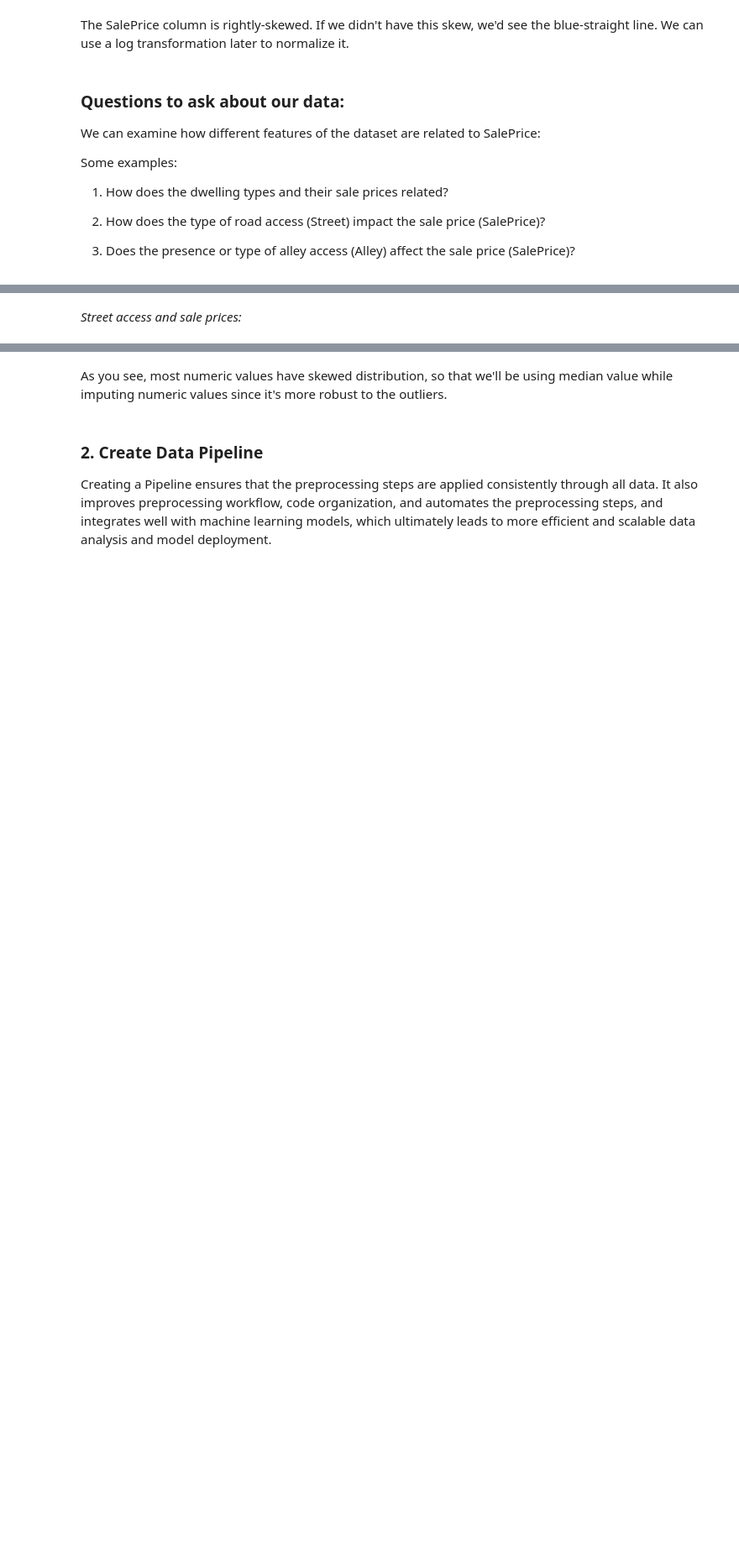
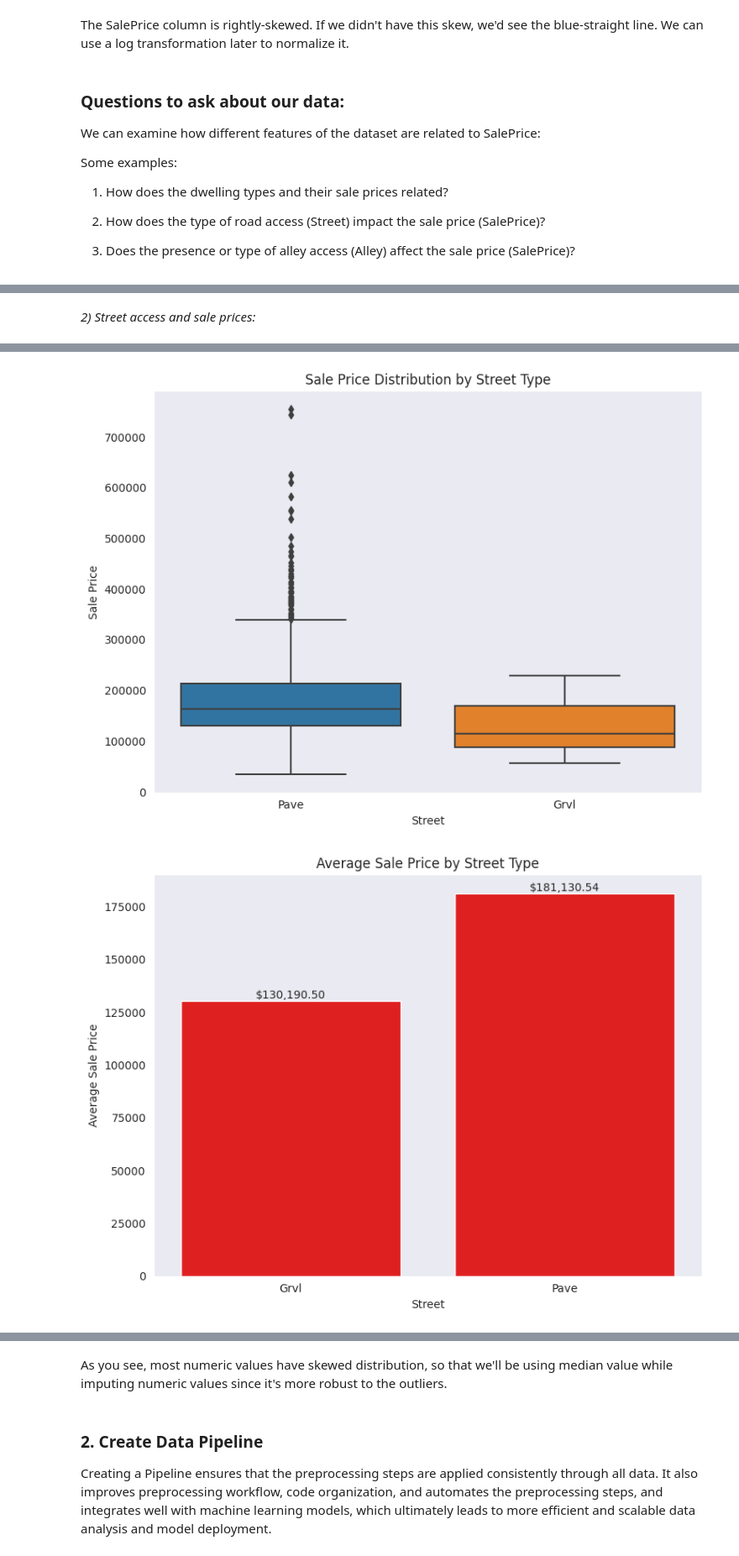
Before and after one commit to cankahramann/house-prices-advanced-regression-techniques, a Jupyter notebook: house_prices_advanced_regression.ipynb, the cells around one changed output, grey strips where cells are left out. Shown at 84% size. Cells and saved outputs as stored; diff of their text form; code cells hidden in the pictures; blank space fills up the shorter version.

```diff
--- a/house_prices_advanced_regression.ipynb
+++ b/house_prices_advanced_regression.ipynb
@@ -349,43 +337,45 @@ fig2.show()
 # %% [markdown]
-*Street access and sale prices:*
+*2) Street access and sale prices:*
 # %%
-import locale
+import seaborn as sns
+import matplotlib.pyplot as plt
 
-# Set the locale for formatting average prices with commas and dollar sign
-locale.setlocale(locale.LC_ALL, '')
+# Set the "dark" style
+sns.set_style("dark")
 
 # Create a box plot for the sale price by street type
-fig1 = go.Figure()
-for street_type in df['Street'].unique():
-    fig1.add_trace(go.Box(y=df[df['Street'] == street_type]['SalePrice'], name=street_type))
+plt.figure(figsize=(8, 6))
+sns.boxplot(x='Street', y='SalePrice', data=df)
+plt.title('Sale Price Distribution by Street Type')
+plt.xlabel('Street')
+plt.ylabel('Sale Price')
 
-# Set the axis labels and title for the box plot
-fig1.update_layout(
-    xaxis_title='Street',
-    yaxis_title='Sale Price',
-    title='Sale Price Distribution by Street Type',
-    template='plotly_dark'
-)
+# Adjust the gap between boxes for more distance
+plt.tight_layout()
+
+# Show the box plot
+plt.show()
 
 # Calculate the average sale price by street type
 average_prices = df.groupby('Street')['SalePrice'].mean().reset_index()
 
 # Format the average prices with dollar sign and commas
-average_prices['FormattedPrice'] = average_prices['SalePrice'].apply(lambda x: locale.currency(x, grouping=True))
+average_prices['FormattedPrice'] = average_prices['SalePrice'].apply(lambda x: '${:,.2f}'.format(x))
 
 # Create a bar chart for the average sale price
-fig2 = go.Figure(data=go.Bar(x=average_prices['Street'], y=average_prices['SalePrice'], text=average_prices['FormattedPrice'], textposition='auto', marker_color='red'))
+plt.figure(figsize=(8, 6))
+sns.barplot(x='Street', y='SalePrice', data=average_prices, color='red')
+plt.title('Average Sale Price by Street Type')
+plt.xlabel('Street')
+plt.ylabel('Average Sale Price')
 
-# Set the axis labels and title for the bar chart
-fig2.update_layout(
-    xaxis_title='Street',
-    yaxis_title='Average Sale Price',
-    title='Average Sale Price by Street Type',
-    template='plotly_dark',
-    bargap=0.4  # Adjust the gap between bars for more distance
-)
+# Add the average prices as text above the bars
+for index, row in average_prices.iterrows():
+    plt.text(index, row['SalePrice'], row['FormattedPrice'], ha='center', va='bottom')
 
-# Display both plots
-fig1.show()
-fig2.show()
+# Adjust the gap between bars for more distance
+plt.tight_layout()
+
+# Show the bar chart
+plt.show()
 # %% [output]
@@ -394 +382,3 @@ fig2.show()
+[figure, added]
+[figure, added]
 # %% [markdown]
```
Also changed, not shown: parts of 18 cells of this notebook.
